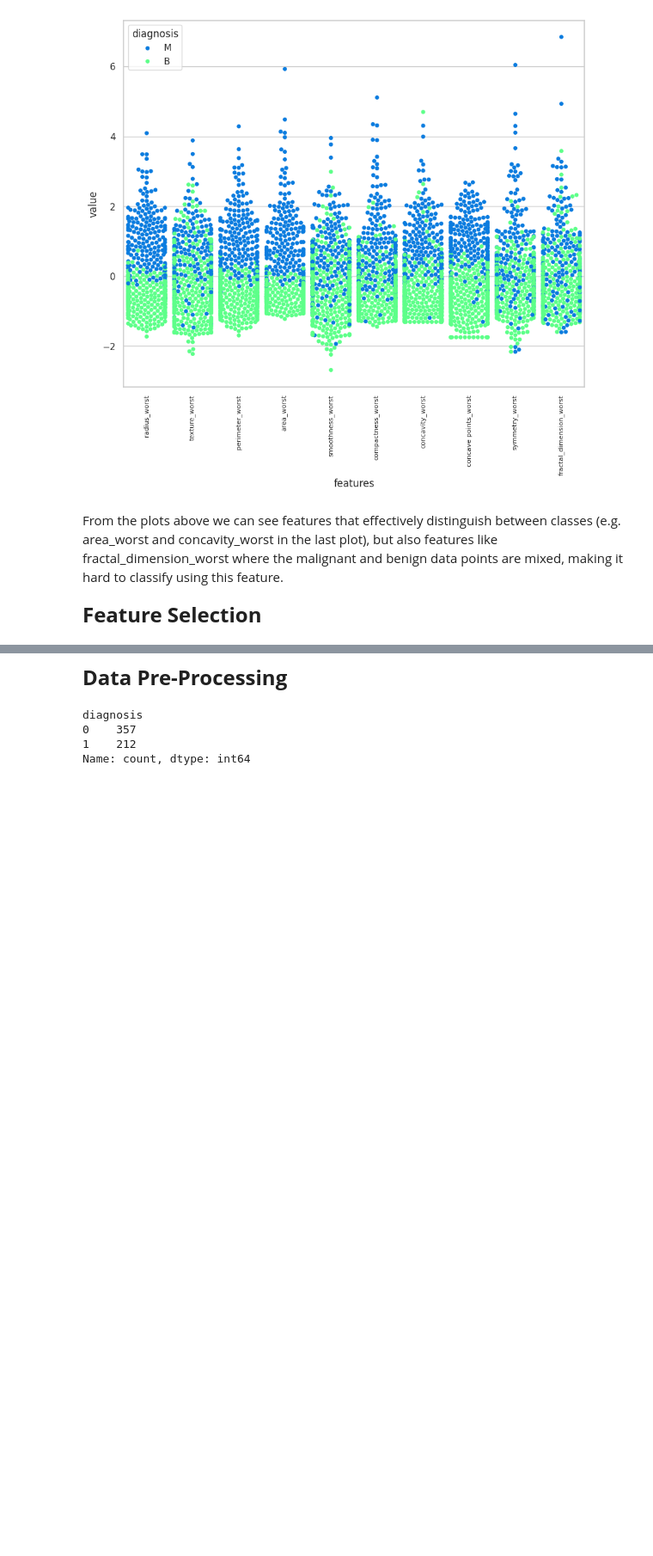
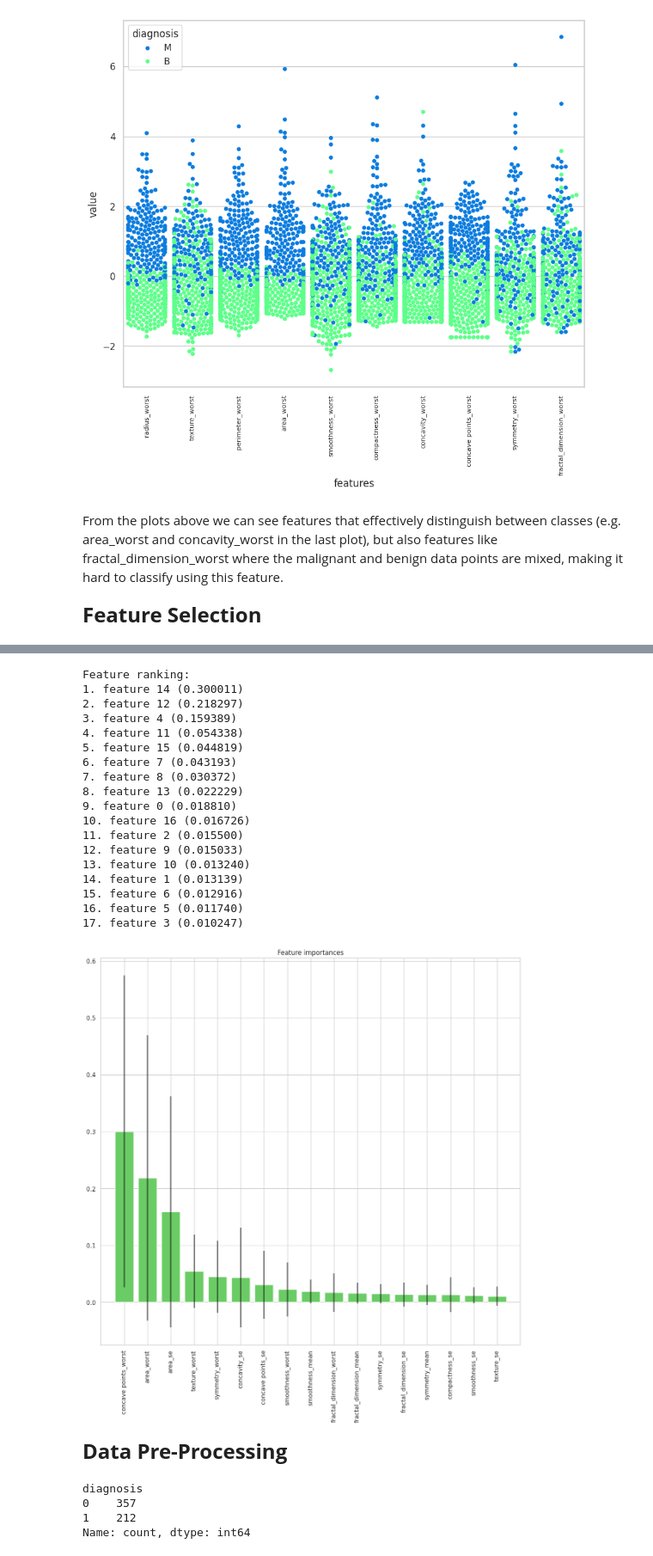
Before and after one commit to GonmasPT/Breast-Cancer-Wisconsin-Diagnosis, a Jupyter notebook: main.ipynb, the cells around one changed output, grey strips where cells are left out. Shown at 86% size. Saved outputs shown, nothing was run; the diff lists cells and outputs as text; code cells hidden in the pictures; blank space fills up the shorter version.

Commit message:
Update feature selection

```diff
--- a/main.ipynb
+++ b/main.ipynb
@@ -181,3 +215,63 @@ From the plots above we can see features that effectively distinguish between cl
+# %%
+from sklearn.model_selection import train_test_split
+from sklearn.ensemble import RandomForestClassifier
+from sklearn.metrics import f1_score,confusion_matrix
+from sklearn.metrics import accuracy_score
+
+# split data train 70 % and test 30 %
+x_train, x_test, y_train, y_test = train_test_split(x_1, y, test_size=0.3, random_state=42)
+
+#random forest classifier with n_estimators=10 (default)
+clf_rf = RandomForestClassifier(random_state=43)
+clr_rf = clf_rf.fit(x_train,y_train)
+
+ac = accuracy_score(y_test,clf_rf.predict(x_test))
+print('Accuracy is: ',ac)
+cm = confusion_matrix(y_test,clf_rf.predict(x_test))
+sns.heatmap(cm,annot=True,fmt="d")
+# %%
+clf_rf_5 = RandomForestClassifier()
+clr_rf_5 = clf_rf_5.fit(x_train,y_train)
+importances = clr_rf_5.feature_importances_
+std = np.std([tree.feature_importances_ for tree in clf_rf.estimators_],
+             axis=0)
+indices = np.argsort(importances)[::-1]
+
+# Print the feature ranking
+print("Feature ranking:")
+
+for f in range(x_train.shape[1]):
+    print("%d. feature %d (%f)" % (f + 1, indices[f], importances[indices[f]]))
+
+# Plot the feature importances of the forest
+
+plt.figure(1, figsize=(14, 13))
+plt.title("Feature importances")
+plt.bar(range(x_train.shape[1]), importances[indices],
+       color="g", yerr=std[indices], align="center")
+plt.xticks(range(x_train.shape[1]), x_train.columns[indices],rotation=90)
+plt.xlim([-1, x_train.shape[1]])
+plt.show()
+# %% [output]
+Feature ranking:
+1. feature 14 (0.300011)
+2. feature 12 (0.218297)
+3. feature 4 (0.159389)
+4. feature 11 (0.054338)
+5. feature 15 (0.044819)
+6. feature 7 (0.043193)
+7. feature 8 (0.030372)
+8. feature 13 (0.022229)
+9. feature 0 (0.018810)
+10. feature 16 (0.016726)
+11. feature 2 (0.015500)
+12. feature 9 (0.015033)
+13. feature 10 (0.013240)
+14. feature 1 (0.013139)
+15. feature 6 (0.012916)
+16. feature 5 (0.011740)
+17. feature 3 (0.010247)
+[figure, added]
 # %% [markdown]
 **<span style="font-size: 24px;">Data Pre-Processing**
 # %%
```
Also changed, not shown: parts of 9 cells of this notebook.
